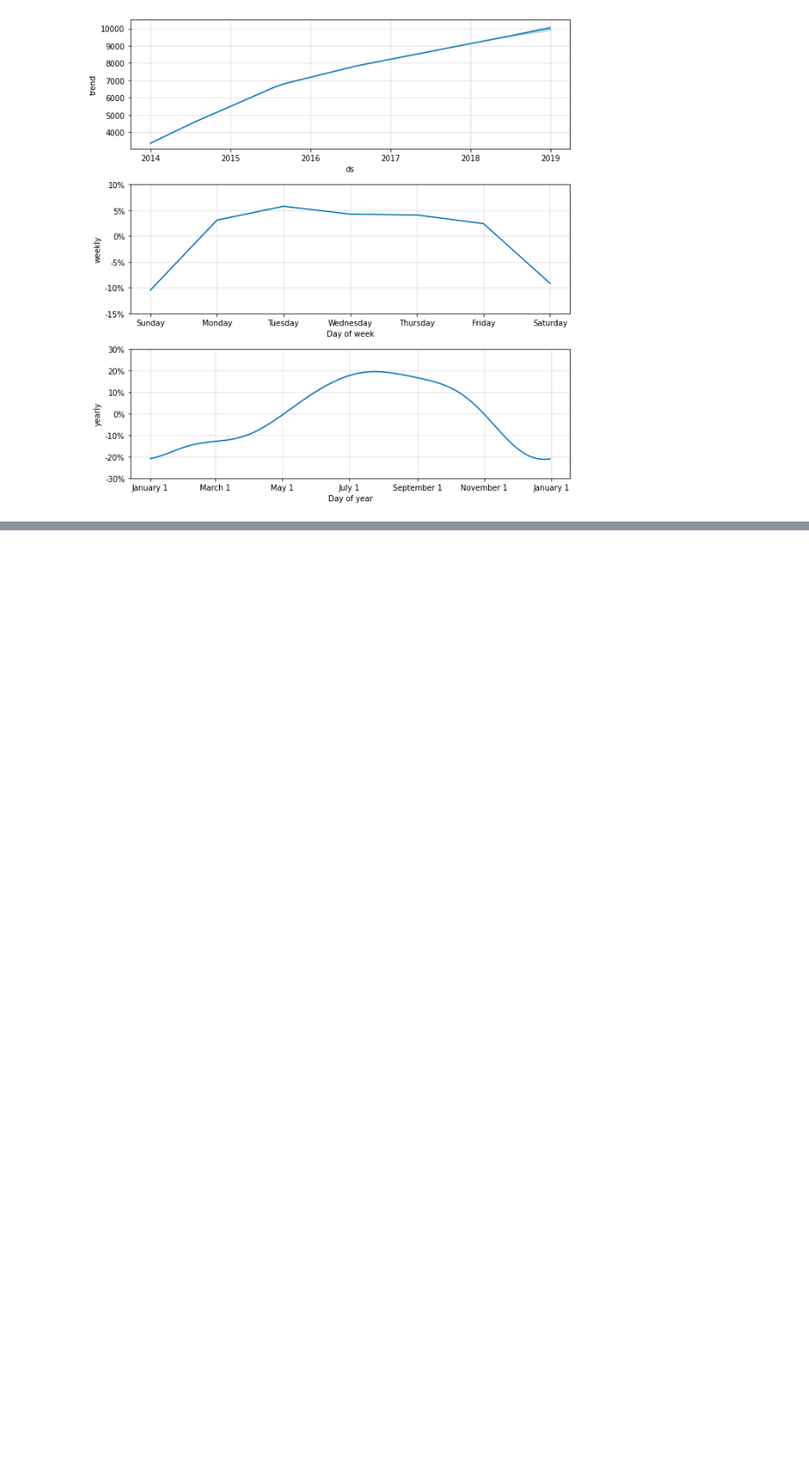
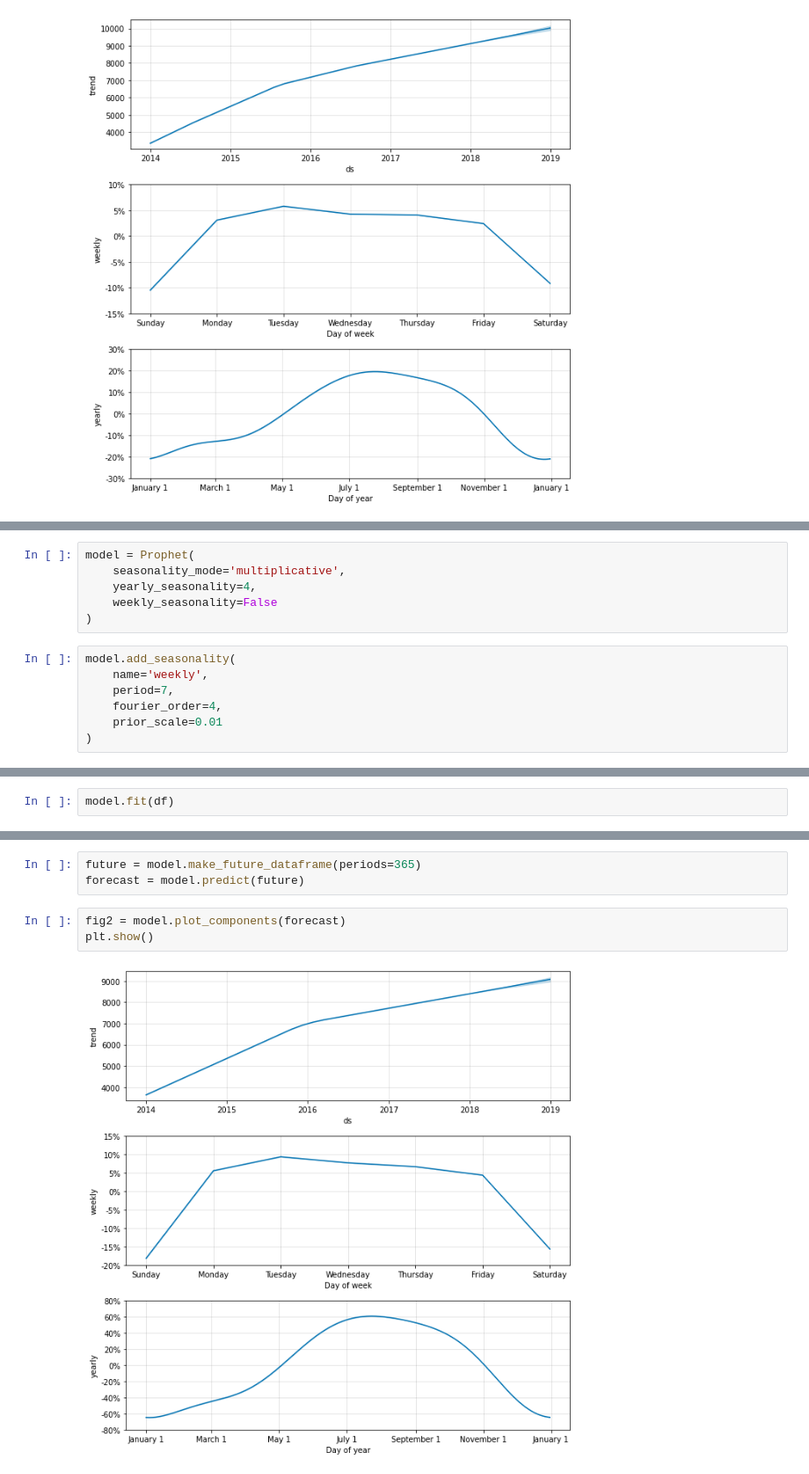
Before and after one commit to caiosainvallio/time-series, a Jupyter notebook: prophet/03_seasonality.ipynb, the cells around one changed output, grey strips where cells are left out. Shown: that part at 88% size. Drawn from its saved outputs; the diff is of its cells as text; blank space fills up the shorter version.

```diff
--- a/prophet/03_seasonality.ipynb
+++ b/prophet/03_seasonality.ipynb
@@ -304,0 +307,13 @@ plt.show()
+# %%
+model = Prophet(
+    seasonality_mode='multiplicative',
+    yearly_seasonality=4,
+    weekly_seasonality=False
+)
+# %%
+model.add_seasonality(
+    name='weekly',
+    period=7,
+    fourier_order=4,
+    prior_scale=0.01
+)
@@ -304,0 +322,2 @@ plt.show()
+# %%
+model.fit(df)
@@ -304,0 +342,8 @@ plt.show()
+# %%
+future = model.make_future_dataframe(periods=365)
+forecast = model.predict(future)
+# %%
+fig2 = model.plot_components(forecast)
+plt.show()
+# %% [output]
+[figure, added]
```
Also changed, not shown: parts of 3 cells of this notebook.
